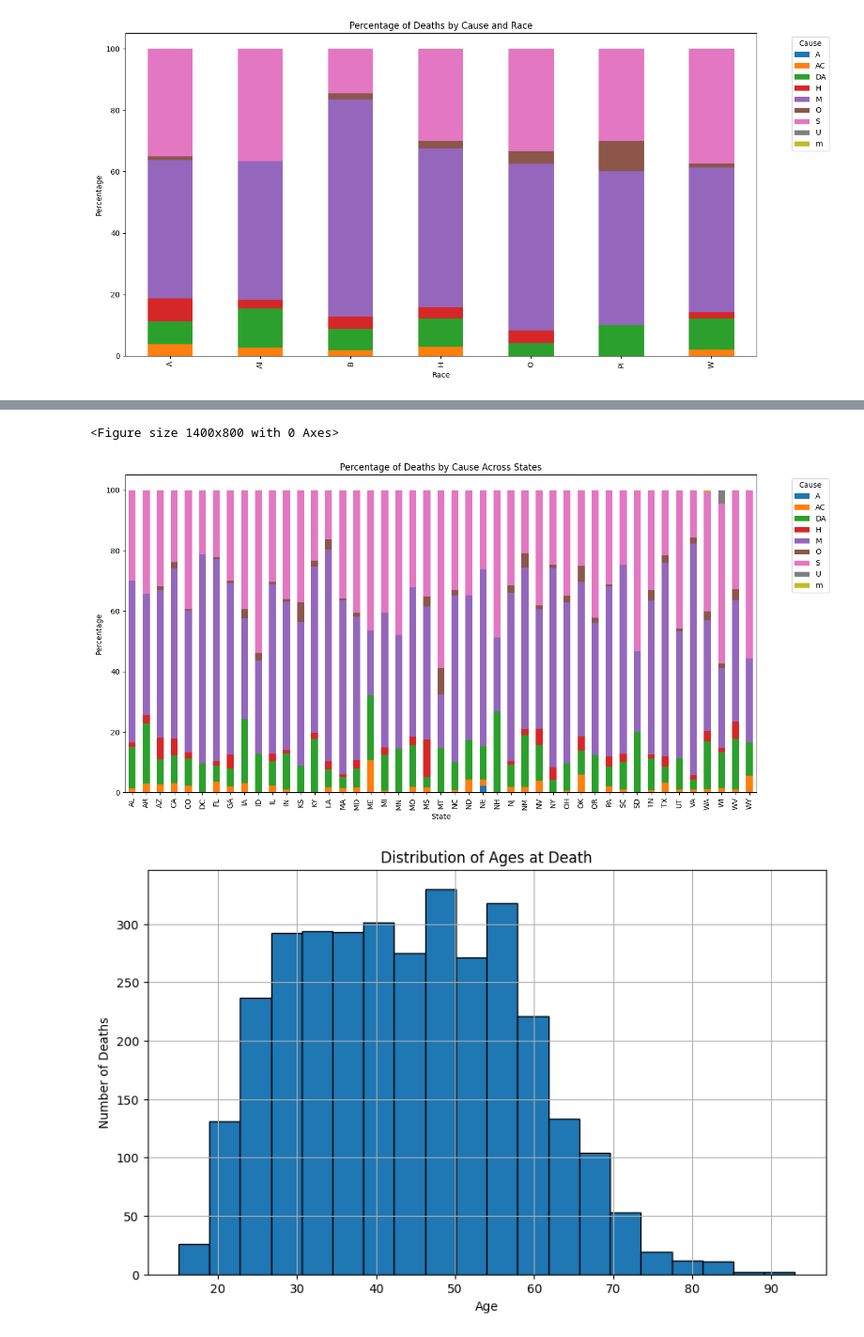
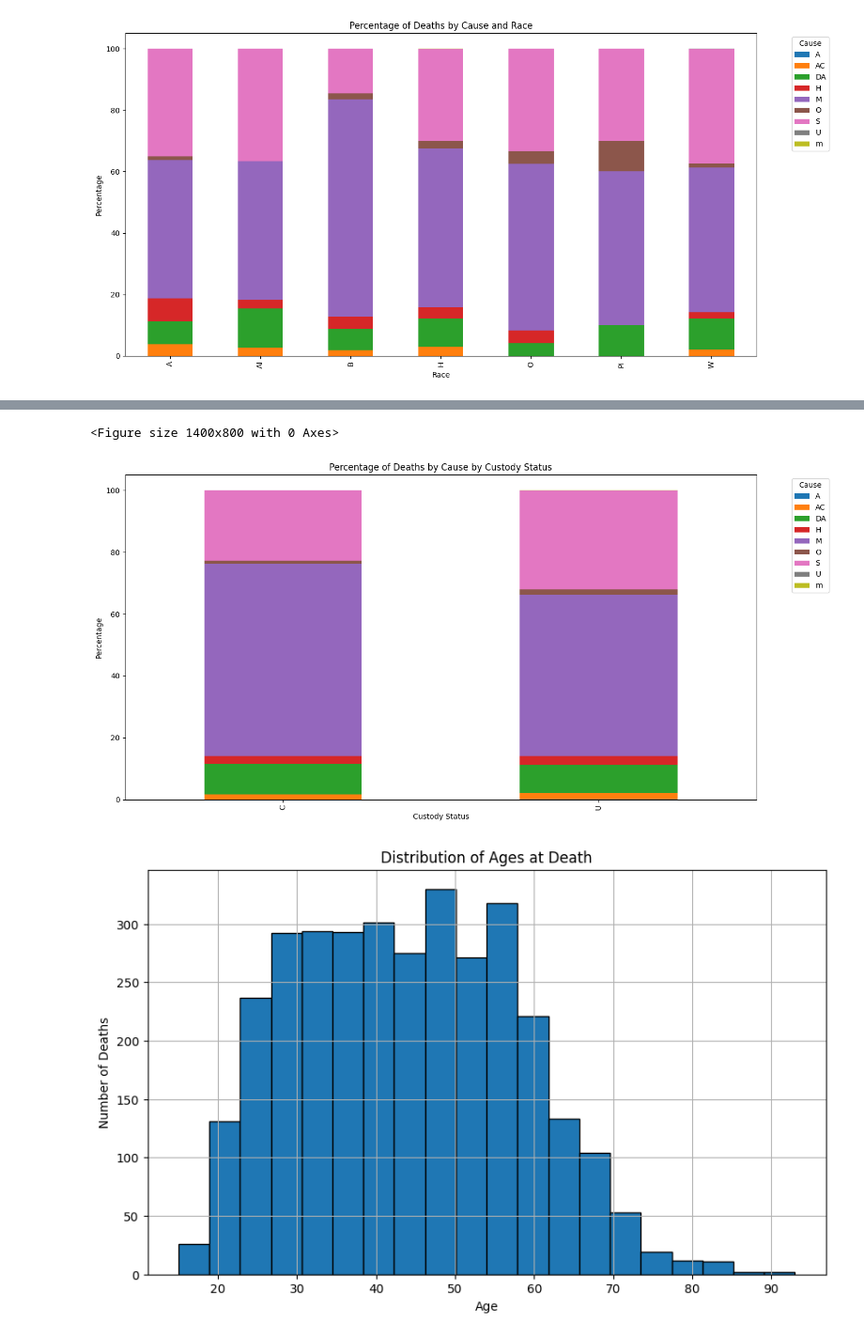
Before and after one commit to ndesai123/dgt-hum-140, a Jupyter notebook: Project.ipynb, the cells around one changed output, grey strips where cells are left out. Shown at 94% size. Drawn from its saved outputs; the diff is of its cells as text; code cells hidden in the pictures.

Commit message:
added custody status

```diff
--- a/Project.ipynb
+++ b/Project.ipynb
@@ -185,18 +189,18 @@ plt.show()
 # %%
-cause_state_counts = df.groupby(['state', 'cause_short']).size().unstack(fill_value=0)
+cause_custody_counts = df.groupby(['custody_status', 'cause_short']).size().unstack(fill_value=0)
 
-total_deaths_per_state = cause_state_counts.sum(axis=1)
+total_deaths_per_state = cause_custody_counts.sum(axis=1)
 
-percentage_cause_state = cause_state_counts.divide(total_deaths_per_state, axis=0) * 100
+percentage_cause_state = cause_custody_counts.divide(total_deaths_per_state, axis=0) * 100
 
 plt.figure(figsize=(14, 8))
 percentage_cause_state.plot(kind='bar', stacked=True, figsize=(14, 7))
-plt.title('Percentage of Deaths by Cause Across States')
-plt.xlabel('State')
+plt.title('Percentage of Deaths by Cause by Custody Status')
+plt.xlabel('Custody Status')
 plt.ylabel('Percentage')
 plt.legend(title='Cause', bbox_to_anchor=(1.05, 1), loc='upper left')
 plt.tight_layout()
 plt.show()
 # %% [output]
 <Figure size 1400x800 with 0 Axes>
-[figure, old version]
+[figure, new version]
```
Also changed, not shown: parts of 10 cells of this notebook.
